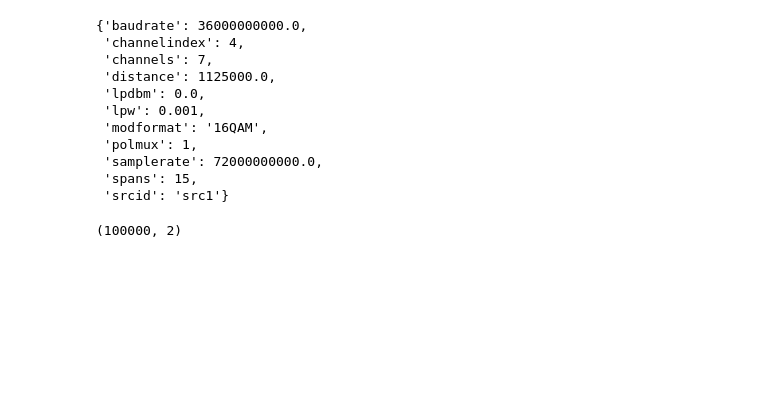
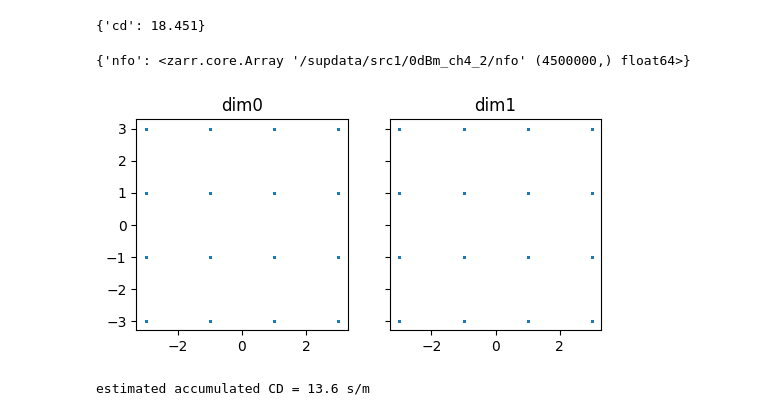
Before and after one commit to xinyuxiao113/optic_simulation, a Jupyter notebook: data_test.ipynb, the cells around one changed output. Saved outputs shown, nothing was run; the diff lists cells and outputs as text; code cells hidden in the pictures; blank space fills up the shorter version.

```diff
--- a/data_test.ipynb
+++ b/data_test.ipynb
@@ -19,0 +1,24 @@ dat_grp[0].info
+# %%
+## labptptm2 data using
+import numpy as np
+from collections import namedtuple
+from commplax import comm
+import labptptm2
+
+dat_grp, sup_grp = labptptm2.select(1, 0, 4, 2)
+'''
+the 4 input arguments of select identify each collected data file:
+arg#1: int, random source sequence identifier, which can be either 1 or 2
+arg#2: int, launched power in dBm unit, which must be a member of [-5, -4, -3, -2, -1, 0, 1, 2, 3]
+arg#3: int, channel index, which is member of [1, 2, 3, 4, 5, 6, 7]
+arg#4: int, index of scope captures under the same link configuration, a member of [1, 2, 3]
+select returns 2 objects, a list of data groups and a list of supplymentary data groups.
+Each data group contains recieved samples (resampled to 2 samples/symbol), synchronized sent symbols and attributes; each supplymentary data group contains auxiliary infomation such as estimated frequency offset and chromatic dispersion.
+multi-selection is supported by a list of specifications:
+dat_grp, sup_grp = labptptm2.select(1, [0, 1], [4, 7], 2)
+since we only input a single specification, the returned list has only 1 group:
+'''
+print(list(dat_grp[0].array_keys()))
+print(dat_grp[0]['recv'])
+print(dat_grp[0].attrs['channels'])
+dict(dat_grp[0].attrs)
@@ -20,18 +68,12 @@ dat_grp[0].info
 # %%
-dict(dat_grp[0].attrs)
+dict(sup_grp[0].attrs)
 # %% [output]
-{'baudrate': 36000000000.0,
- 'channelindex': 4,
- 'channels': 7,
- 'distance': 1125000.0,
- 'lpdbm': 0.0,
- 'lpw': 0.001,
- 'modformat': '16QAM',
- 'polmux': 1,
- 'samplerate': 72000000000.0,
- 'spans': 15,
- 'srcid': 'src1'}
+{'cd': 18.451}
-# %%
-dat_grp[0]['recv'][:100000].shape
-# %% [output]
-(100000, 2)
+# %%
+dict(sup_grp[0])
+# %% [output]
+{'nfo': <zarr.core.Array '/supdata/src1/0dBm_ch4_2/nfo' (4500000,) float64>}
+# %%
+cplt.scatter(dat_grp[0]['sent'][0:1000])
+# %% [output]
+[figure, added]
@@ -37,0 +106,16 @@ dat_grp[0]['recv'][:100000].shape
+# %%
+# DC-block and normalize raw signal
+y -= np.mean(y, axis=0)
+y =  xcomm.normpower(y, real=True) / np.sqrt(2)
+
+# CD measurement
+CD = 13.6
+# CD = xcomm.measure_cd(y[10000:30000, 0], sr, bins=2000)[0]  # slow on CPU
+print('estimated accumulated CD = %.4g s/m' % CD)
+
+z_cdc = eq.cdcomp(y, sr, CD)  # CD compensaton
+z_mimo = eq.modulusmimo(z_cdc, taps=19, lr=2**-14)[0]  # polarization demultiplexing
+z_foe = eq.qamfoe(z_mimo)[0]  # frequency offset equalization
+z_cpr = eq.ekfcpr(z_foe)[0]  # carrier phase recovery
+# %% [output]
+estimated accumulated CD = 13.6 s/m
```
Also changed, not shown: parts of 18 cells of this notebook, 6 other files.
